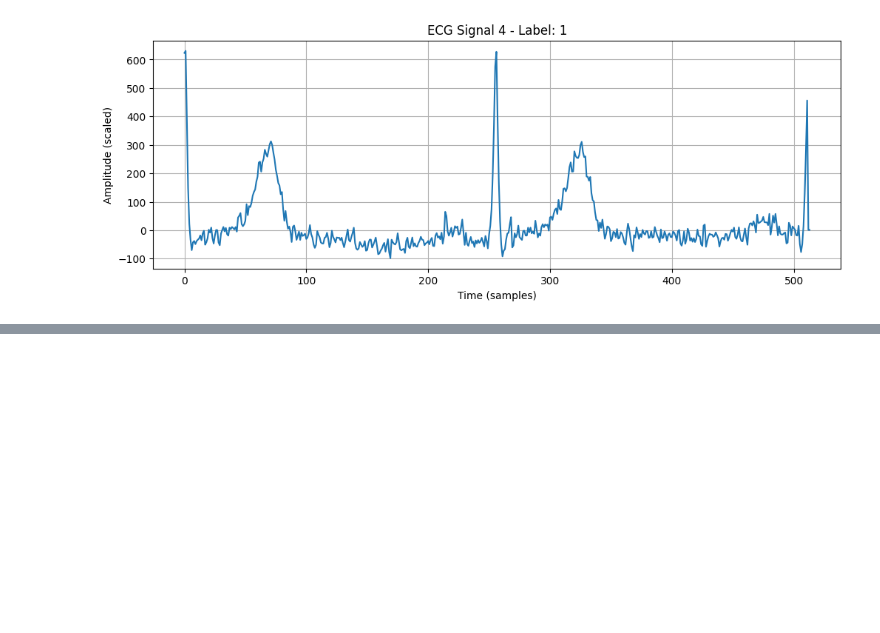
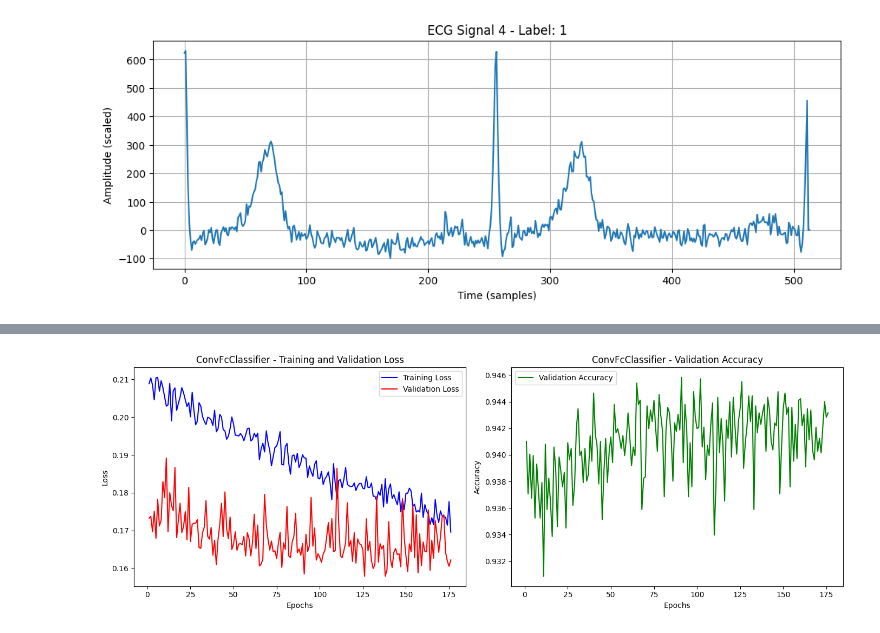
Before and after one commit to yixinli19/AMS_CVD, a Jupyter notebook: main.ipynb, the cells around one changed output, grey strips where cells are left out. Cells and saved outputs as stored; diff of their text form; code cells hidden in the pictures; blank space fills up the shorter version.

```diff
--- a/main.ipynb
+++ b/main.ipynb
@@ -1257,15 +1275,15 @@ class SharedAdaptiveConvClassifier(nn.Module):
         # Option B: Additional sub-heads for advanced vs. lightweight, etc.
         # For simplicity, we do a single head:
         self.classifier = nn.Sequential(
-            nn.Linear(64*cycle_num*lead_num*target_length + 64*cycle_num*lead_num, 64*cycle_num*lead_num),
-            nn.BatchNorm1d(64*cycle_num*lead_num),
+            nn.Linear(640, 64),
+            nn.BatchNorm1d(64),
             nn.ELU(inplace=True),
             nn.Dropout(0.5),
-            nn.Linear(64*cycle_num*lead_num, 32*cycle_num*lead_num),
-            nn.BatchNorm1d(32*cycle_num*lead_num),
+            nn.Linear(64, 32),
+            nn.BatchNorm1d(32),
             nn.ELU(inplace=True),
             nn.Dropout(0.5),
-            nn.Linear(32*cycle_num*lead_num, num_classes)
+            nn.Linear(32, num_classes)
         )
 
     def forward(self, x, modes='moderate'):
@@ -1282,8 +1300,12 @@ class SharedAdaptiveConvClassifier(nn.Module):
         duration = x[:, :, -duration_idx:]   # shape: [B, 1, cycle_num*lead_num]
         duration = duration.squeeze(1)       # shape: [B, cycle_num*lead_num]
 
+        # print("checkpoint 1", ecg_data.shape)
+
         # 2) Shared backbone
         out = self.initial_conv(ecg_data)
+
+        # print("checkpoint 2", out.shape)
 
         # Depending on mode, skip or include some layers
         # LIGHTWEIGHT => skip layer3, maybe skip SE inside layers?
@@ -1293,12 +1315,18 @@ class SharedAdaptiveConvClassifier(nn.Module):
         if modes == 'advanced':
             out = self.layer3(out)
 
+        # print("checkpoint 3", out.shape)
+
         # 3) Adaptive pooling
         out = self.adaptive_pool(out)  # [B, 16|32|64 * cycle_num*lead_num, target_length]
         ecg_flat = out.view(out.size(0), -1)  # Flatten
 
+        # print("checkpoint 4", ecg_flat.shape)
+
         # 4) Duration projection
         dur_feat = self.duration_proj(duration)
+
+        # print("checkpoint 5", dur_feat.shape)
 
         # 5) If advanced, apply global attention
         if modes == 'advanced':
@@ -1309,11 +1337,16 @@ class SharedAdaptiveConvClassifier(nn.Module):
             out = out * attn_weights
             ecg_flat = out.view(out.size(0), -1)
 
+        # print("checkpoint 6", ecg_flat.shape)
+
         # 6) Concatenate ECG + duration for classification
         combined = torch.cat((ecg_flat, dur_feat), dim=-1)
 
+        # print("checkpoint 7", combined.shape)
+
         # 7) Classifier
         logits = self.classifier(combined)
+        # print("checkpoint 8", logits.shape)
         return logits
 # %%
 # Define model parameters
@@ -1429,6 +1478,15 @@ plot_training_history(
     val_accuracies=val_accuracies_conv_fc,
     model_name='ConvFcClassifier'
 )
+# %%
+plot_training_history(
+    train_losses=train_losses_ams,
+    val_losses=val_losses_ams,
+    val_accuracies=val_accuracies_ams,
+    model_name='ConvFcClassifier'
+)
+# %% [output]
+[figure, added]
 # %%
 
 # Evaluate ConvFcClassifier
```
Also changed, not shown: parts of 5 cells of this notebook.
